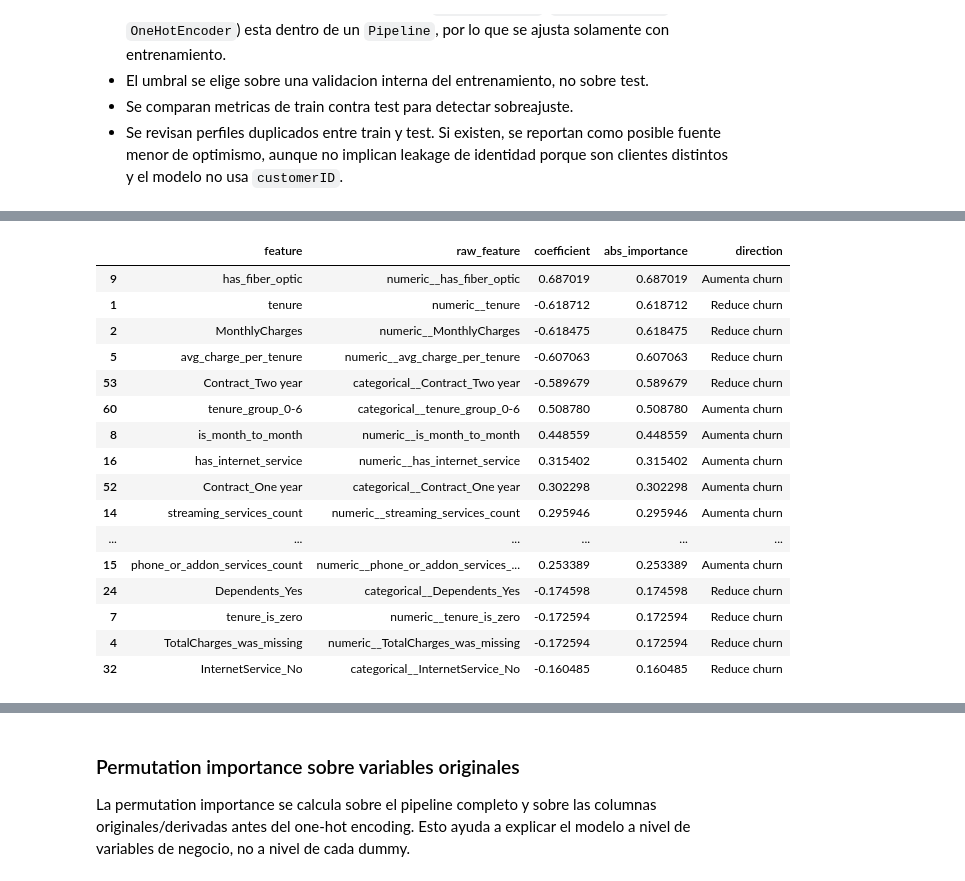
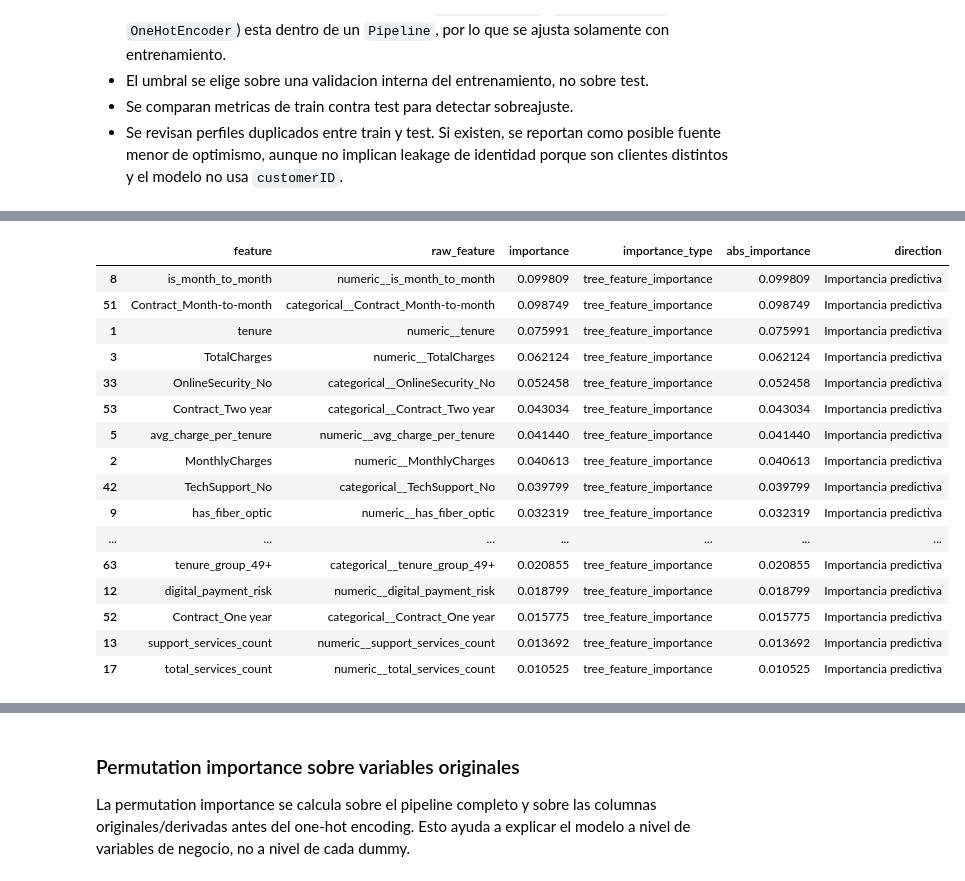
Before and after one commit to matigold22/Final_Predictiva, a Jupyter notebook: notebooks/01_train_final_model.ipynb, the cells around one changed output, grey strips where cells are left out. Drawn from its saved outputs; the diff is of its cells as text; code cells hidden in the pictures.

```diff
--- a/notebooks/01_train_final_model.ipynb
+++ b/notebooks/01_train_final_model.ipynb
@@ -317,6 +320,7 @@ models = {
 f2_scorer = make_scorer(fbeta_score, beta=2, zero_division=0)
 
 scoring = {
+    "pr_auc": "average_precision",
     "f2": f2_scorer,
     "f1": "f1",
     "precision": "precision",
@@ -348,6 +352,6 @@ for name, estimator in models.items():
         row[f"{metric}_std"] = scores[f"test_{metric}"].std()
     results.append(row)
 
-cv_results = pd.DataFrame(results).sort_values("f2_mean", ascending=False)
+cv_results = pd.DataFrame(results).sort_values("pr_auc_mean", ascending=False)
 cv_results
 # %% [output]
@@ -639,53 +646,74 @@ Estas importancias explican comportamiento predictivo del modelo; no deben inter
 # %%
 from sklearn.inspection import permutation_importance
 import shap
 
 def clean_feature_name(name: str) -> str:
     return (
         name
         .replace("numeric__", "")
         .replace("categorical__", "")
     )
 
 def get_feature_names(fitted_pipeline):
     pre = fitted_pipeline.named_steps["preprocessor"]
     return pre.get_feature_names_out()
 
 feature_names = get_feature_names(final_model)
 clean_feature_names = [clean_feature_name(name) for name in feature_names]
 model_step = final_model.named_steps["model"]
 
-coef_importance = pd.DataFrame({
-    "feature": clean_feature_names,
-    "raw_feature": feature_names,
-    "coefficient": model_step.coef_[0],
-})
-coef_importance["abs_importance"] = coef_importance["coefficient"].abs()
-coef_importance["direction"] = np.where(coef_importance["coefficient"] >= 0, "Aumenta churn", "Reduce churn")
-coef_importance = coef_importance.sort_values("abs_importance", ascending=False)
-coef_importance.to_csv(OUTPUTS_DIR / "feature_importance_coefficients.csv", index=False)
+if hasattr(model_step, "coef_"):
+    model_importance = pd.DataFrame({
+        "feature": clean_feature_names,
+        "raw_feature": feature_names,
+        "importance": model_step.coef_[0],
+    })
+    model_importance["importance_type"] = "coefficient"
+    model_importance["abs_importance"] = model_importance["importance"].abs()
+    model_importance["direction"] = np.where(model_importance["importance"] >= 0, "Aumenta churn", "Reduce churn")
+elif hasattr(model_step, "feature_importances_"):
+    model_importance = pd.DataFrame({
+        "feature": clean_feature_names,
+        "raw_feature": feature_names,
+        "importance": model_step.feature_importances_,
+    })
+    model_importance["importance_type"] = "tree_feature_importance"
+    model_importance["abs_importance"] = model_importance["importance"].abs()
+    model_importance["direction"] = "Importancia predictiva"
+else:
+    model_importance = pd.DataFrame({
+        "feature": clean_feature_names,
+        "raw_feature": feature_names,
+        "importance": np.nan,
+        "importance_type": "not_available",
+        "abs_importance": np.nan,
+        "direction": "No disponible",
+    })
+
+model_importance = model_importance.sort_values("abs_importance", ascending=False)
+model_importance.to_csv(OUTPUTS_DIR / "feature_importance_model.csv", index=False)
 
 # Se mantiene este nombre historico para compatibilidad con README/outputs previos.
-importance = coef_importance.rename(columns={"coefficient": "importance"}).copy()
+importance = model_importance.copy()
 importance.to_csv(OUTPUTS_DIR / "feature_importance.csv", index=False)
 
-coef_importance.head(20)
+model_importance.head(20)
 # %% [output]
-|  | feature | raw_feature | coefficient | abs_importance | direction |
-| 9 | has_fiber_optic | numeric__has_fiber_optic | 0.687019 | 0.687019 | Aumenta churn |
-| 1 | tenure | numeric__tenure | -0.618712 | 0.618712 | Reduce churn |
-| 2 | MonthlyCharges | numeric__MonthlyCharges | -0.618475 | 0.618475 | Reduce churn |
-| 5 | avg_charge_per_tenure | numeric__avg_charge_per_tenure | -0.607063 | 0.607063 | Reduce churn |
-| 53 | Contract_Two year | categorical__Contract_Two year | -0.589679 | 0.589679 | Reduce churn |
-| 60 | tenure_group_0-6 | categorical__tenure_group_0-6 | 0.508780 | 0.508780 | Aumenta churn |
-| 8 | is_month_to_month | numeric__is_month_to_month | 0.448559 | 0.448559 | Aumenta churn |
-| 16 | has_internet_service | numeric__has_internet_service | 0.315402 | 0.315402 | Aumenta churn |
-| 52 | Contract_One year | categorical__Contract_One year | 0.302298 | 0.302298 | Aumenta churn |
-| 14 | streaming_services_count | numeric__streaming_services_count | 0.295946 | 0.295946 | Aumenta churn |
-| ... | ... | ... | ... | ... | ... |
-| 15 | phone_or_addon_services_count | numeric__phone_or_addon_services_... | 0.253389 | 0.253389 | Aumenta churn |
-| 24 | Dependents_Yes | categorical__Dependents_Yes | -0.174598 | 0.174598 | Reduce churn |
-| 7 | tenure_is_zero | numeric__tenure_is_zero | -0.172594 | 0.172594 | Reduce churn |
-| 4 | TotalCharges_was_missing | numeric__TotalCharges_was_missing | -0.172594 | 0.172594 | Reduce churn |
-| 32 | InternetService_No | categorical__InternetService_No | -0.160485 | 0.160485 | Reduce churn |
+|  | feature | raw_feature | importance | importance_type | abs_importance | direction |
+| 8 | is_month_to_month | numeric__is_month_to_month | 0.099809 | tree_feature_importance | 0.099809 | Importancia predictiva |
+| 51 | Contract_Month-to-month | categorical__Contract_Month-to-month | 0.098749 | tree_feature_importance | 0.098749 | Importancia predictiva |
+| 1 | tenure | numeric__tenure | 0.075991 | tree_feature_importance | 0.075991 | Importancia predictiva |
+| 3 | TotalCharges | numeric__TotalCharges | 0.062124 | tree_feature_importance | 0.062124 | Importancia predictiva |
+| 33 | OnlineSecurity_No | categorical__OnlineSecurity_No | 0.052458 | tree_feature_importance | 0.052458 | Importancia predictiva |
+| 53 | Contract_Two year | categorical__Contract_Two year | 0.043034 | tree_feature_importance | 0.043034 | Importancia predictiva |
+| 5 | avg_charge_per_tenure | numeric__avg_charge_per_tenure | 0.041440 | tree_feature_importance | 0.041440 | Importancia predictiva |
+| 2 | MonthlyCharges | numeric__MonthlyCharges | 0.040613 | tree_feature_importance | 0.040613 | Importancia predictiva |
+| 42 | TechSupport_No | categorical__TechSupport_No | 0.039799 | tree_feature_importance | 0.039799 | Importancia predictiva |
+| 9 | has_fiber_optic | numeric__has_fiber_optic | 0.032319 | tree_feature_importance | 0.032319 | Importancia predictiva |
+| ... | ... | ... | ... | ... | ... | ... |
+| 63 | tenure_group_49+ | categorical__tenure_group_49+ | 0.020855 | tree_feature_importance | 0.020855 | Importancia predictiva |
+| 12 | digital_payment_risk | numeric__digital_payment_risk | 0.018799 | tree_feature_importance | 0.018799 | Importancia predictiva |
+| 52 | Contract_One year | categorical__Contract_One year | 0.015775 | tree_feature_importance | 0.015775 | Importancia predictiva |
+| 13 | support_services_count | numeric__support_services_count | 0.013692 | tree_feature_importance | 0.013692 | Importancia predictiva |
+| 17 | total_services_count | numeric__total_services_count | 0.010525 | tree_feature_importance | 0.010525 | Importancia predictiva |
 # %%
```
Also changed, not shown: parts of 22 cells of this notebook, 18 other files.
